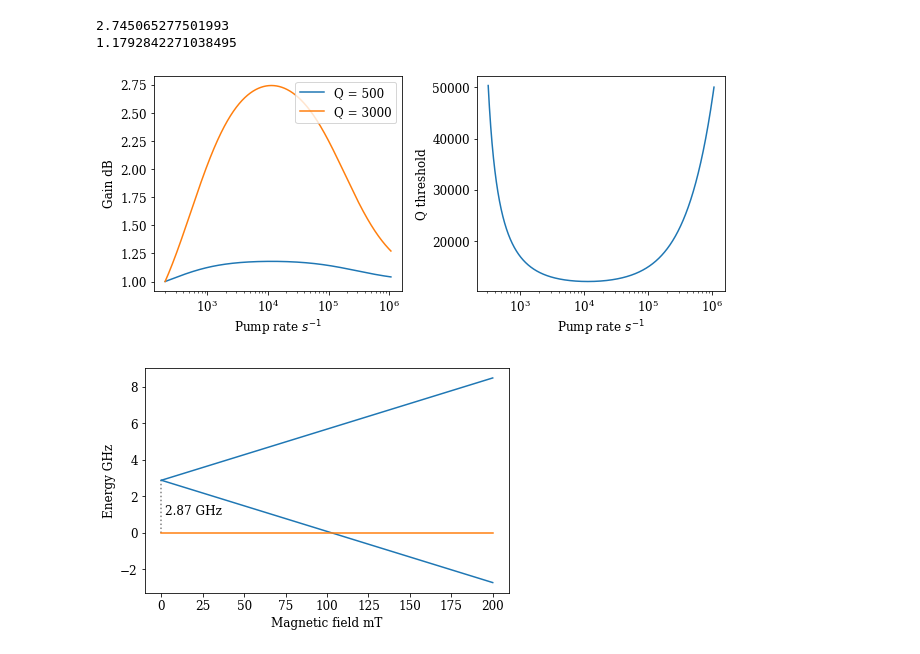
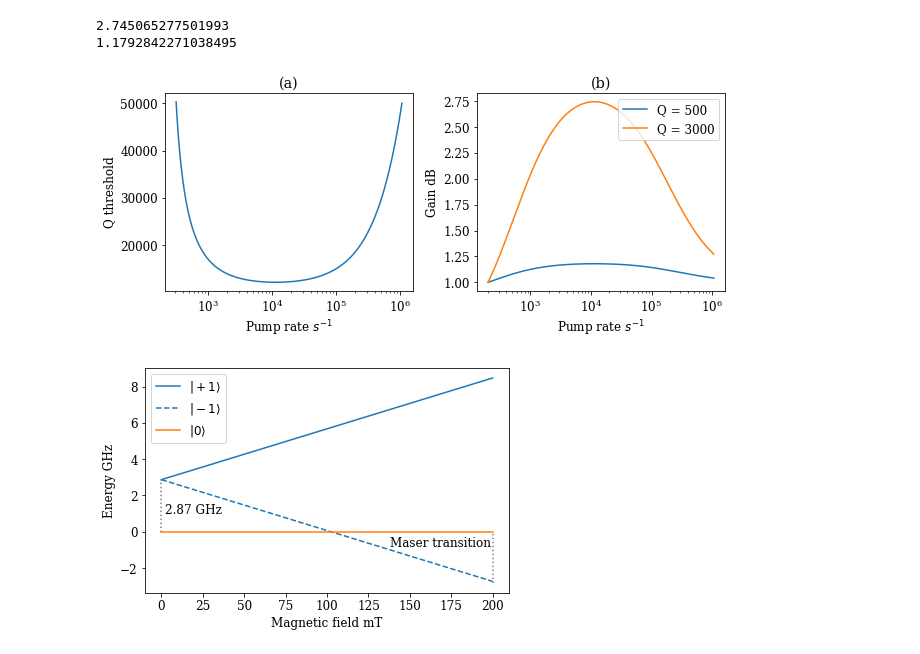
Before and after one commit to Lyra-Cronin/Thesis-Python, a Jupyter notebook: Maser_plots.ipynb, the cells around one changed output. Drawn from its saved outputs; the diff is of its cells as text; code cells hidden in the pictures.

```diff
--- a/Maser_plots.ipynb
+++ b/Maser_plots.ipynb
@@ -110,30 +128,33 @@ print(np.max(gain_low_Q1))
 # %%
 plt.rc('font', family='serif', size='12')
 plt.rc('ytick', labelsize='12')
 plt.rc('xtick', labelsize='12')
 
 fig = plt.figure(figsize=(9,4))
-ax1 = fig.add_subplot(121)
+ax1 = fig.add_subplot(122)
 ax1.plot(pump_rate_low_Q, gain_low_Q1, label='Q = 500')
 ax1.plot(pump_rate_low_Q, gain_low_Q2, label='Q = 3000')
 plt.legend(loc='upper right')
+plt.title('(b)')
 plt.xscale('log')
 #plt.text(3,0.1,'Absorbing')
 #plt.text(5000,0.1,'Amplifying')
 ax1.set_ylabel('Gain dB', fontsize=12)
 ax1.set_xlabel('Pump rate $s^{-1}$', fontsize=12)
 
-ax2 = fig.add_subplot(122)
+
+ax2 = fig.add_subplot(121)
 ax2.plot(pump_rate_Q_th, Q_th)
 plt.xscale('log')
+plt.title('(a)')
 #plt.yscale('log')
 ax2.set_ylabel('Q threshold', fontsize=12)
 ax2.set_xlabel('Pump rate $s^{-1}$', fontsize=12)
 
 plt.tight_layout()
 plt.savefig('/Users/lyracronin/Dropbox/Apps/Overleaf/mqthesis-master/figures/amplifying_gain.pdf')
 # %% [output]
-[figure, old version]
+[figure, new version]
 # %%
 def plus_one(B):
     return 2.87 + B*28.024952
@@ -157,18 +178,21 @@ plt.rc('xtick', labelsize='12')
 fig = plt.figure(figsize=(6,4))
 ax = fig.add_subplot(111)
 
-ax.plot(B*10**3, delta_plus, color='tab:blue')
-ax.plot(B*10**3, delta_minus, color='tab:blue')
-ax.plot(B*10**3, delta_zero, color='tab:orange')
+ax.plot(B*10**3, delta_plus, color='tab:blue', label=r'$\left|+1\right>$')
+ax.plot(B*10**3, delta_minus, color='tab:blue', linestyle='dashed', label=r'$\left|-1\right>$')
+ax.plot(B*10**3, delta_zero, color='tab:orange', label=r'$\left|0\right>$')
 
 plt.vlines(x=0, ymin=0, ymax=2.87, color='grey', linestyle=':')
+plt.vlines(x=200, ymin=-2.8, ymax=0, color='grey', linestyle=':')
 
 plt.text(2,1,'2.87 GHz')
+plt.text(138,-0.8,'Maser transition')
 
 ax.set_ylabel('Energy GHz', fontsize=12)
 ax.set_xlabel('Magnetic field mT', fontsize=12)
 
+plt.legend()
 plt.tight_layout()
 plt.savefig('/Users/lyracronin/Dropbox/Apps/Overleaf/mqthesis-master/figures/zeeman_splitting.pdf')
 # %% [output]
-[figure, old version]
+[figure, new version]
```
Also changed, not shown: parts of 2 cells of this notebook, 3 other files.
